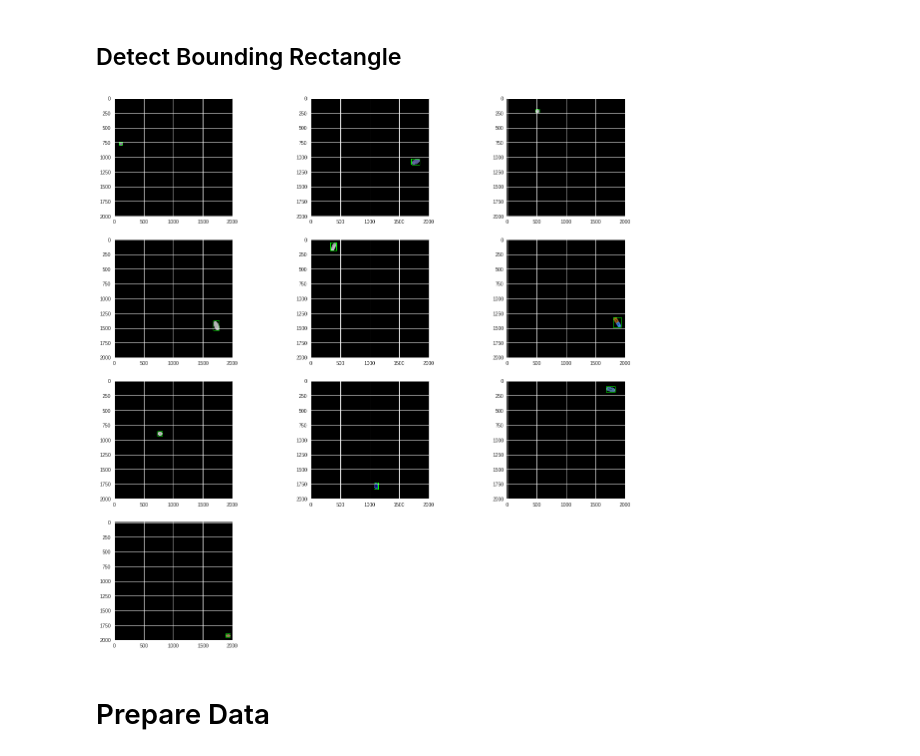
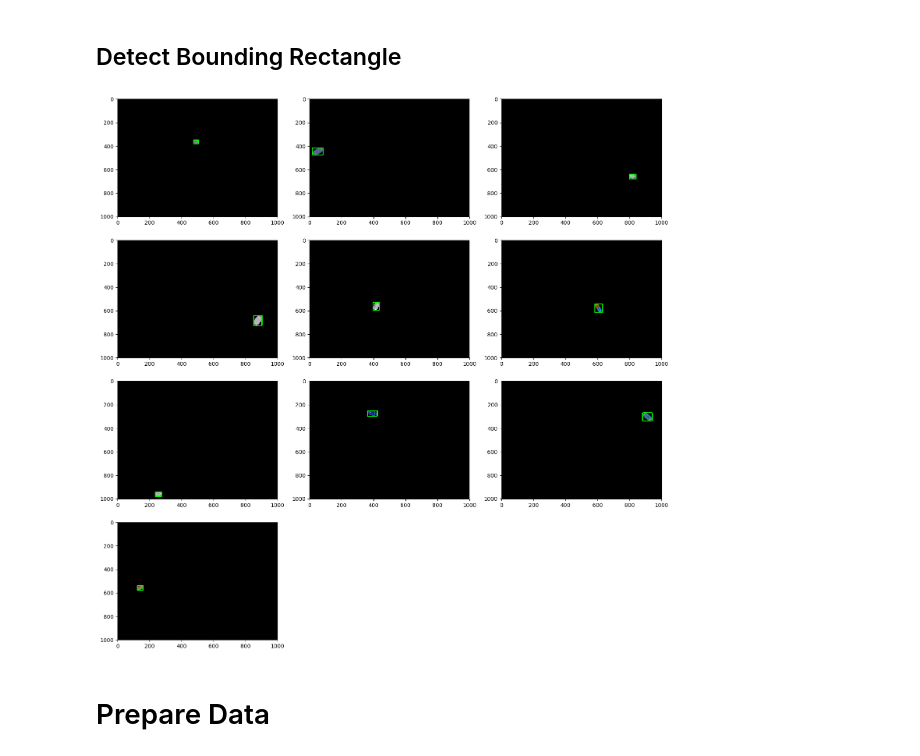
Before and after one commit to codingpotato/pill-detection, a Jupyter notebook: pill_detection.ipynb, the cells around one changed output. Drawn from its saved outputs; the diff is of its cells as text; code cells hidden in the pictures.

```diff
--- a/pill_detection.ipynb
+++ b/pill_detection.ipynb
@@ -13,7 +13,8 @@
 import os
 
 WORK_DIR = %pwd
-WORK_DIR = WORK_DIR.encode('Latin-1')    # required for Mac OS
+if isinstance(WORK_DIR, unicode):
+    WORK_DIR = WORK_DIR.encode('Latin-1')
 SOURCE_DIR = os.path.join(WORK_DIR, 'pill-detection')
 IMAGE_DIR = os.path.join(SOURCE_DIR, 'images')
 TEST_IMAGE_DIR = os.path.join(SOURCE_DIR, 'test_images')
@@ -135,8 +135,8 @@ OK
 from PIL import Image
 from random import randint, uniform
 
-image_width = 2000
-image_height = 2000
+image_width = 1000
+image_height = 1000
 number_of_images = 100
 
 def generate_images(name):
@@ -188,19 +188,20 @@ def boundingRect(image):
 # %%
 import matplotlib.pyplot as plt
 
-plt.figure(figsize=(20, 20))
+plt.style.use('default')
+plt.figure(figsize=(18, 18))
 index = 1
 for label in labels:
     plt.subplot(4, 3, index)
     image_path = os.path.join(TRAIN_IMAGE_DIR, label + '_1.jpg')
     image = cv2.imread(image_path)
     x, y, w, h = boundingRect(image)
-    cv2.rectangle(image, (x, y), (x + w, y + h), (0, 255, 0), 8)
-    plt.imshow(image)
+    cv2.rectangle(image, (x, y), (x + w, y + h), (0, 255, 0), 5)
+    plt.imshow(image, aspect='auto')
     index += 1
 plt.show()
 # %% [output]
-[figure, old version]
+[figure, new version]
 # %% [markdown]
 # Prepare Data
 # %% [markdown]
```
Also changed, not shown: parts of 22 cells of this notebook.
